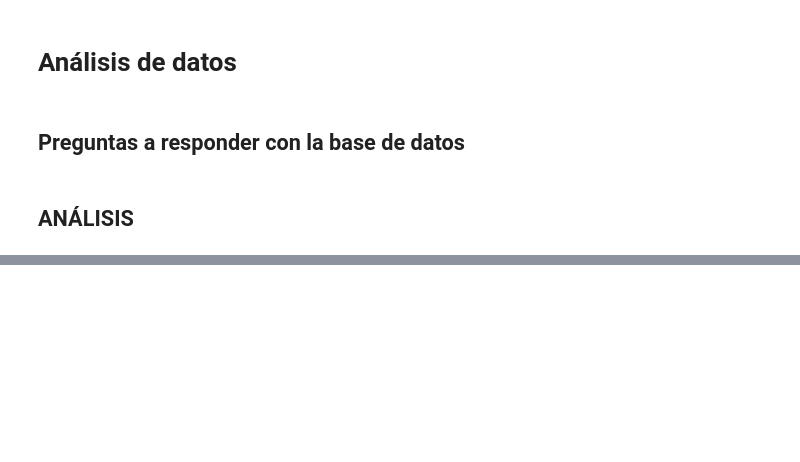
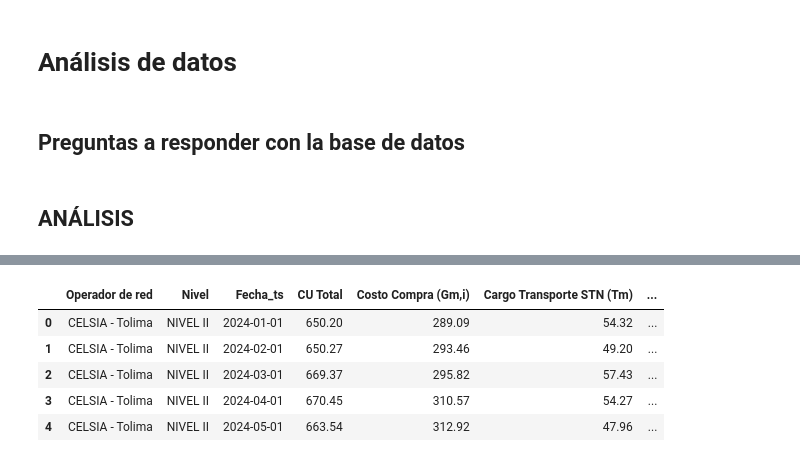
Before and after one commit to estebanvsq/Proyecto_AnalisisDeDatos, a Jupyter notebook: Proyecto/Proyecto_Análisis_Datos.ipynb, the cells around one changed output, grey strips where cells are left out. Drawn from its saved outputs; the diff is of its cells as text; code cells hidden in the pictures; blank space fills up the shorter version.

```diff
--- a/Proyecto/Proyecto_Análisis_Datos.ipynb
+++ b/Proyecto/Proyecto_Análisis_Datos.ipynb
@@ -357,0 +369,53 @@ Datos atípicos de Cfm,j ($/fact.): Series([], Name: Cfm,j ($/fact.), dtype: flo
+# %%
+import warnings
+warnings.filterwarnings("ignore")
+
+import matplotlib.pyplot as plt
+
+# Columnas clave (según tu diccionario de datos + limpieza)
+COL_CU = 'CU Total'
+COL_G = 'Costo Compra (Gm,i)'
+COL_STN = 'Cargo Transporte STN (Tm)'
+COL_SDL = 'Cargo Transporte SDL (Dn,m)'
+COL_CV = 'Margen Comercialización (CVm,i,j)'
+COL_PR = 'Costo G, T, Pérdidas (PRn,m)'
+
+# Opcionales que existen en tu outlier-scan
+COL_OPT = ['Restricciones (Rm)', 'COT', 'Cfm,j ($/fact.)']
+
+KEY_COLS = [COL_CU, COL_G, COL_STN, COL_SDL, COL_CV, COL_PR] + [c for c in COL_OPT if c in df.columns]
+
+def _coerce_numeric(series: pd.Series) -> pd.Series:
+    if pd.api.types.is_numeric_dtype(series):
+        return series.astype(float)
+    s = series.astype(str).str.strip()
+    # Remover separadores de miles comunes
+    s = s.str.replace(r"\s+", "", regex=True)
+    s = s.str.replace(",", "", regex=False)
+    return pd.to_numeric(s, errors="coerce")
+
+# Asegurar tipos numéricos de columnas de análisis
+for c in KEY_COLS:
+    if c in df.columns:
+        df[c] = _coerce_numeric(df[c])
+
+# Asegurar columna fecha utilizable para orden/plots
+if 'Fecha' in df.columns and pd.api.types.is_period_dtype(df['Fecha']):
+    df['Fecha_ts'] = df['Fecha'].dt.to_timestamp()
+elif 'Fecha' in df.columns:
+    df['Fecha_ts'] = pd.to_datetime(df['Fecha'], errors='coerce')
+else:
+    df['Fecha_ts'] = pd.NaT
+
+# Orden lógico
+sort_cols = [c for c in ['Operador de red', 'Nivel', 'Fecha_ts'] if c in df.columns]
+df = df.sort_values(sort_cols).reset_index(drop=True)
+
+df[ ['Operador de red','Nivel','Fecha_ts'] + KEY_COLS ].head() if all(c in df.columns for c in ['Operador de red','Nivel']) else df[ ['Fecha_ts'] + KEY_COLS ].head()
+# %% [output]
+|  | Operador de red | Nivel | Fecha_ts | CU Total | Costo Compra (Gm,i) | Cargo Transporte STN (Tm) | ... |
+| 0 | CELSIA - Tolima | NIVEL II | 2024-01-01 | 650.20 | 289.09 | 54.32 | ... |
+| 1 | CELSIA - Tolima | NIVEL II | 2024-02-01 | 650.27 | 293.46 | 49.20 | ... |
+| 2 | CELSIA - Tolima | NIVEL II | 2024-03-01 | 669.37 | 295.82 | 57.43 | ... |
+| 3 | CELSIA - Tolima | NIVEL II | 2024-04-01 | 670.45 | 310.57 | 54.27 | ... |
+| 4 | CELSIA - Tolima | NIVEL II | 2024-05-01 | 663.54 | 312.92 | 47.96 | ... |
```
Also changed, not shown: parts of 2 cells of this notebook.
